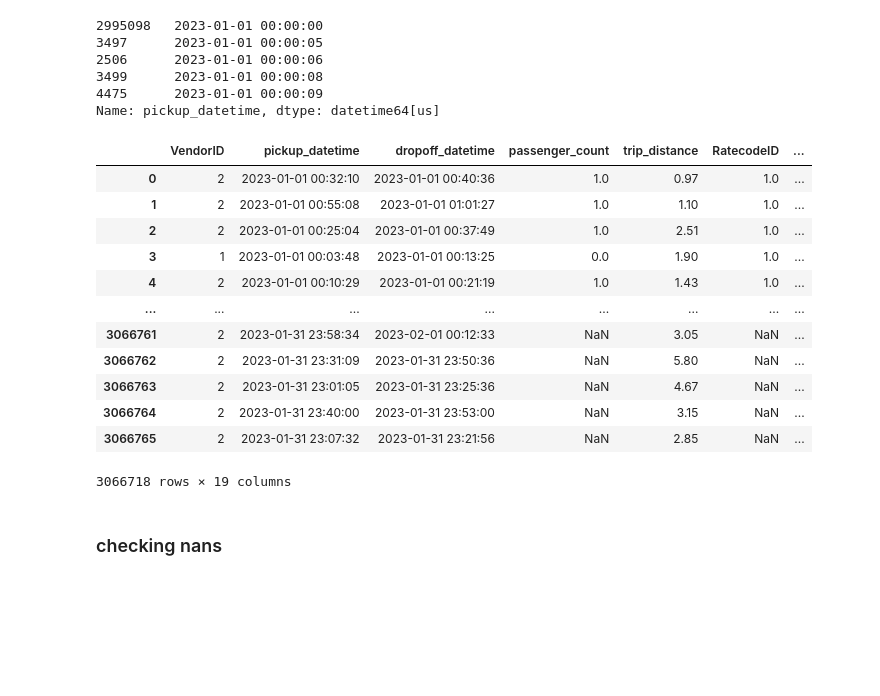
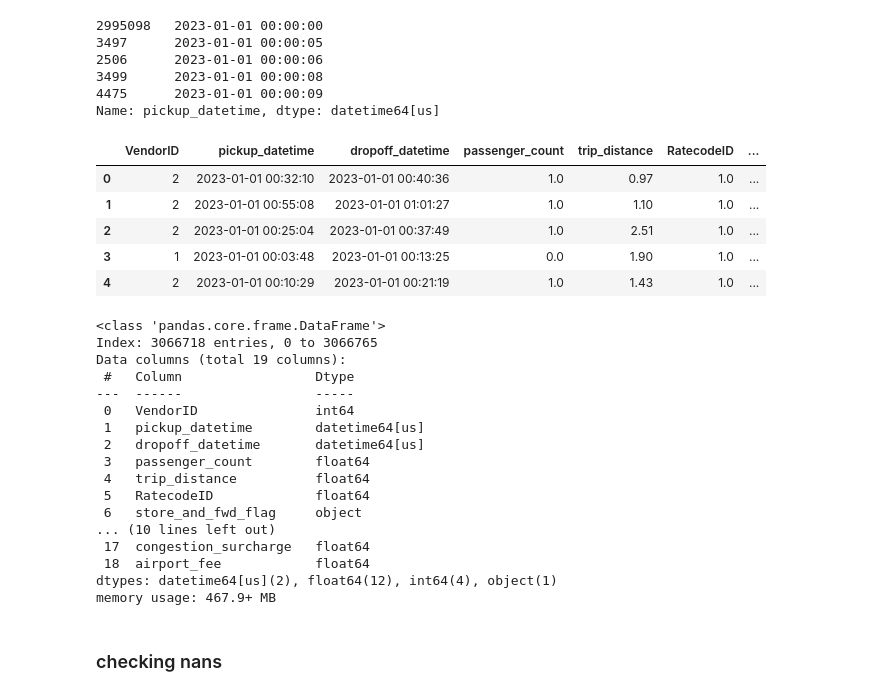
Before and after one commit to edwarddramirez/taxi-forecast, a Jupyter notebook: notebooks/02_cleaning_data.ipynb, the cells around one changed output. Cells and saved outputs as stored; diff of their text form; code cells hidden in the pictures; blank space fills up the shorter version.

Commit message:
Update 02_cleaning_data.ipynb
changed a bit and it's all with annotations

```diff
--- a/notebooks/02_cleaning_data.ipynb
+++ b/notebooks/02_cleaning_data.ipynb
@@ -62,21 +62,34 @@ df_y.pickup_datetime.sort_values().head()
 4475      2023-01-01 00:00:09
 Name: pickup_datetime, dtype: datetime64[us]
 # %%
-df_y
+df_y.head()
 # %% [output]
 |  | VendorID | pickup_datetime | dropoff_datetime | passenger_count | trip_distance | RatecodeID | ... |
 | 0 | 2 | 2023-01-01 00:32:10 | 2023-01-01 00:40:36 | 1.0 | 0.97 | 1.0 | ... |
 | 1 | 2 | 2023-01-01 00:55:08 | 2023-01-01 01:01:27 | 1.0 | 1.10 | 1.0 | ... |
 | 2 | 2 | 2023-01-01 00:25:04 | 2023-01-01 00:37:49 | 1.0 | 2.51 | 1.0 | ... |
 | 3 | 1 | 2023-01-01 00:03:48 | 2023-01-01 00:13:25 | 0.0 | 1.90 | 1.0 | ... |
 | 4 | 2 | 2023-01-01 00:10:29 | 2023-01-01 00:21:19 | 1.0 | 1.43 | 1.0 | ... |
-| ... | ... | ... | ... | ... | ... | ... | ... |
-| 3066761 | 2 | 2023-01-31 23:58:34 | 2023-02-01 00:12:33 | NaN | 3.05 | NaN | ... |
-| 3066762 | 2 | 2023-01-31 23:31:09 | 2023-01-31 23:50:36 | NaN | 5.80 | NaN | ... |
-| 3066763 | 2 | 2023-01-31 23:01:05 | 2023-01-31 23:25:36 | NaN | 4.67 | NaN | ... |
-| 3066764 | 2 | 2023-01-31 23:40:00 | 2023-01-31 23:53:00 | NaN | 3.15 | NaN | ... |
-| 3066765 | 2 | 2023-01-31 23:07:32 | 2023-01-31 23:21:56 | NaN | 2.85 | NaN | ... |
-3066718 rows × 19 columns
+# %%
+df_y.info()
+# %% [output]
+<class 'pandas.core.frame.DataFrame'>
+Index: 3066718 entries, 0 to 3066765
+Data columns (total 19 columns):
+ #   Column                 Dtype
+---  ------                 -----
+ 0   VendorID               int64
+ 1   pickup_datetime        datetime64[us]
+ 2   dropoff_datetime       datetime64[us]
+ 3   passenger_count        float64
+ 4   trip_distance          float64
+ 5   RatecodeID             float64
+ 6   store_and_fwd_flag     object
+... (10 lines left out)
+ 17  congestion_surcharge   float64
+ 18  airport_fee            float64
+dtypes: datetime64[us](2), float64(12), int64(4), object(1)
+memory usage: 467.9+ MB
 # %% [markdown]
 ### checking nans
 # %%
```
Also changed, not shown: parts of 32 cells of this notebook.
